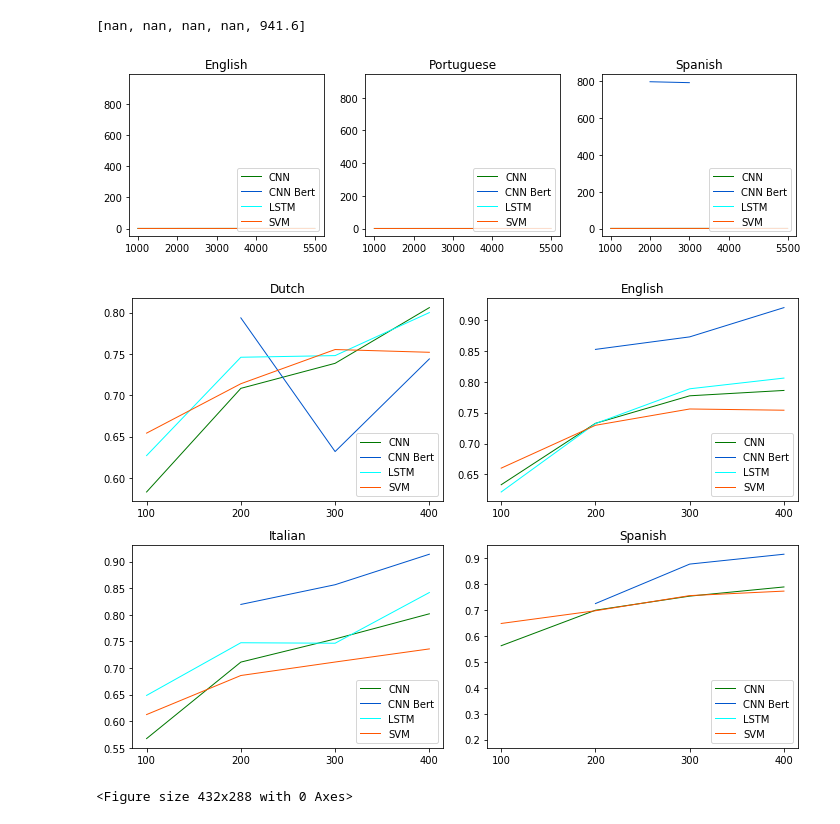
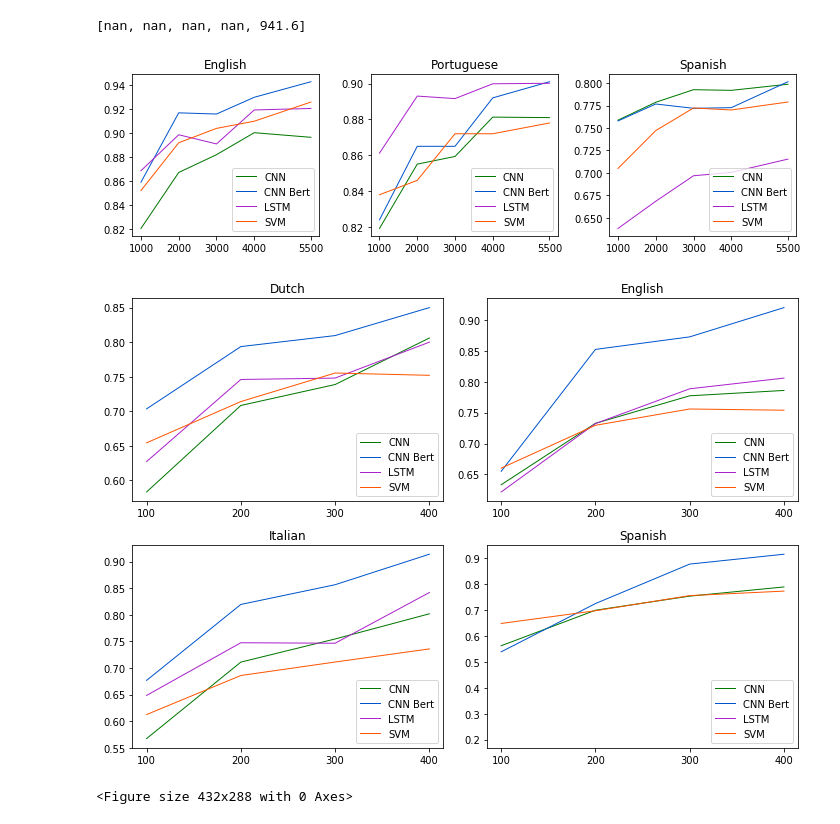
Before and after one commit to eduardogc8/simple-qc, a Jupyter notebook: plots.ipynb, the cells around one changed output. Saved outputs shown, nothing was run; the diff lists cells and outputs as text; code cells hidden in the pictures.

Commit message:
Results 99%

```diff
--- a/plots.ipynb
+++ b/plots.ipynb
@@ -502,7 +300,7 @@ for train_size in results.train_size.unique():
 # %% [markdown]
 #### ENG
 # %%
-results = pd.read_csv('results/DISEQuA_svm_high_en.csv')
+results = pd.read_csv('results/DISEQuA/DISEQuA_svm_high_en.csv')
 for train_size in results.train_size.unique():
     print(train_size, results[results.train_size == train_size].accuracy.mean(), results[results.train_size == train_size].accuracy.std())
 # %% [output]
@@ -513,7 +311,7 @@ for train_size in results.train_size.unique():
 # %% [markdown]
 #### DUT
 # %%
-results = pd.read_csv('results/DISEQuA_svm_high_nl.csv')
+results = pd.read_csv('results/DISEQuA/DISEQuA_svm_high_nl.csv')
 for train_size in results.train_size.unique():
     print(train_size, results[results.train_size == train_size].accuracy.mean(), results[results.train_size == train_size].accuracy.std())
 # %% [output]
@@ -524,7 +322,7 @@ for train_size in results.train_size.unique():
 # %% [markdown]
 #### ITA
 # %%
-results = pd.read_csv('results/DISEQuA_svm_high_it.csv')
+results = pd.read_csv('results/DISEQuA/DISEQuA_svm_high_it.csv')
 for train_size in results.train_size.unique():
     print(train_size, results[results.train_size == train_size].accuracy.mean(), results[results.train_size == train_size].accuracy.std())
 # %% [output]
@@ -535,7 +333,7 @@ for train_size in results.train_size.unique():
 # %% [markdown]
 #### SPA
 # %%
-results = pd.read_csv('results/DISEQuA_svm_high_es.csv')
+results = pd.read_csv('results/DISEQuA/DISEQuA_svm_high_es.csv')
 for train_size in results.train_size.unique():
     print(train_size, results[results.train_size == train_size].accuracy.mean(), results[results.train_size == train_size].accuracy.std())
 # %% [output]
@@ -755,20 +464,20 @@ fontP.set_size('small')
 #df_en_l = results = pd.read_csv('results/UIUC_cv_svm_tfidf_en.csv')
 #df_en_m = results = pd.read_csv('results/UIUC_cv_svm_cortes_en.csv')
 
-df_en_cnn = results = pd.read_csv('results/UIUC_cnn_en.csv')
-df_en_cnn_bert = results = pd.read_csv('results/Final/UIUC_cnn_bert_en.csv')
-df_en_lstm = results = pd.read_csv('results/UIUC_lstm_embedding_en.csv')
-df_en_svm = results = pd.read_csv('results/UIUC_svm_high_en.csv')
+df_en_cnn = results = pd.read_csv('results/UIUC/UIUC_cnn_en.csv')
+df_en_cnn_bert = results = pd.read_csv('results/UIUC/UIUC_cnn_bert_en.csv')
+df_en_lstm = results = pd.read_csv('results/UIUC/UIUC_lstm_embedding_en.csv')
+df_en_svm = results = pd.read_csv('results/UIUC/UIUC_svm_high_en.csv')
 
-df_es_cnn = results = pd.read_csv('results/UIUC_cnn_es.csv')
-df_es_cnn_bert = results = pd.read_csv('results/Final/UIUC_cnn_bert_es.csv')
-df_es_lstm = results = pd.read_csv('results/UIUC_lstm_embedding_es.csv')
-df_es_svm = results = pd.read_csv('results/UIUC_svm_high_es.csv')
+df_es_cnn = results = pd.read_csv('results/UIUC/UIUC_cnn_es.csv')
+df_es_cnn_bert = results = pd.read_csv('results/UIUC/UIUC_cnn_bert_es.csv')
+df_es_lstm = results = pd.read_csv('results/UIUC/UIUC_lstm_embedding_es.csv')
+df_es_svm = results = pd.read_csv('results/UIUC/UIUC_svm_high_es.csv')
 
-df_pt_cnn = results = pd.read_csv('results/UIUC_cnn_pt.csv')
-df_pt_cnn_bert = results = pd.read_csv('results/Final/UIUC_cnn_bert_pt.csv')
-df_pt_lstm = results = pd.read_csv('results/UIUC_lstm_embedding_pt.csv')
-df_pt_svm = results = pd.read_csv('results/UIUC_svm_high_pt.csv')
+df_pt_cnn = results = pd.read_csv('results/UIUC/UIUC_cnn_pt.csv')
+df_pt_cnn_bert = results = pd.read_csv('results/UIUC/UIUC_cnn_bert_pt.csv')
+df_pt_lstm = results = pd.read_csv('results/UIUC/UIUC_lstm_embedding_pt.csv')
+df_pt_svm = results = pd.read_csv('results/UIUC/UIUC_svm_high_pt.csv')
 
 sizes = [1000, 2000, 3000, 4000, 5500]
 #sizes = df_pt_h.train_size.unique()
@@ -806,39 +515,39 @@ for train_size in sizes:
 fig, axes = plt.subplots(1, 3, constrained_layout=False, figsize=(10,3))
 #fig.figsize = (100, 1000)
 plt.subplot(1, 3, 1)
 plt.plot(sizes, r_en_cnn, linewidth=1., color='#007700')
 plt.plot(sizes, r_en_cnn_bert, linewidth=1., color='#0055CC')
-plt.plot(sizes, r_en_lstm, linewidth=1., color='#00FFFF')
+plt.plot(sizes, r_en_lstm, linewidth=1., color='#AA22CC')
 plt.plot(sizes, r_en_svm, linewidth=1., color='#FF5500')
 plt.xticks([1000, 2000, 3000, 4000, 5500])
 plt.title('English')
 plt.legend(['CNN', 'CNN Bert', 'LSTM', 'SVM'], loc='lower right')
 
 plt.subplot(1, 3, 2)
 plt.plot(sizes, r_pt_cnn, linewidth=1., color='#007700')
 plt.plot(sizes, r_pt_cnn_bert, linewidth=1., color='#0055CC')
-plt.plot(sizes, r_pt_lstm, linewidth=1., color='#00FFFF')
+plt.plot(sizes, r_pt_lstm, linewidth=1., color='#AA22CC')
 plt.plot(sizes, r_pt_svm, linewidth=1., color='#FF5500')
 plt.xticks([1000, 2000, 3000, 4000, 5500])
 plt.title('Portuguese')
 plt.legend(['CNN', 'CNN Bert', 'LSTM', 'SVM'], loc='lower right')
 
 plt.subplot(1, 3, 3)
 plt.plot(sizes, r_es_cnn, linewidth=1., color='#007700')
 plt.plot(sizes, r_es_cnn_bert, linewidth=1., color='#0055CC')
-plt.plot(sizes, r_es_lstm, linewidth=1., color='#00FFFF')
+plt.plot(sizes, r_es_lstm, linewidth=1., color='#AA22CC')
 plt.plot(sizes, r_es_svm, linewidth=1., color='#FF5500')
 plt.xticks([1000, 2000, 3000, 4000, 5500])
 plt.title('Spanish')
 plt.legend(['CNN', 'CNN Bert', 'LSTM', 'SVM'], loc='lower right')
 
 plt.tight_layout()
-plt.show()
-#plt.savefig('plt_uiuc_size.eps', dpi=100, format='eps')
+#plt.show()
+plt.savefig('plt_uiuc_size.eps', dpi=100, format='eps')
 
 # [500, 1500, 2500, 3500, 4500, 5500]
 # %% [output]
-[figure, old version]
+[figure, new version]
 # %%
 import pandas as pd
 import matplotlib.pyplot as plt
@@ -920,7 +629,7 @@ fig, axes = plt.subplots(1, 3, constrained_layout=False, figsize=(10,7))
 plt.subplot(2, 2, 1)
 plt.plot(sizes, r_nl_cnn, linewidth=1., color='#007700')
 plt.plot(sizes, r_nl_cnn_bert, linewidth=1., color='#0055CC')
-plt.plot(sizes, r_nl_lstm, linewidth=1., color='#00FFFF')
+plt.plot(sizes, r_nl_lstm, linewidth=1., color='#AA22CC')
 plt.plot(sizes, r_nl_svm, linewidth=1., color='#FF5500')
 plt.xticks([100, 200, 300, 400])
 plt.title('Dutch')
@@ -929,7 +638,7 @@ plt.legend(['CNN', 'CNN Bert', 'LSTM', 'SVM'], loc='lower right')
 plt.subplot(2, 2, 2)
 plt.plot(sizes, r_en_cnn, linewidth=1., color='#007700')
 plt.plot(sizes, r_en_cnn_bert, linewidth=1., color='#0055CC')
-plt.plot(sizes, r_en_lstm, linewidth=1., color='#00FFFF')
+plt.plot(sizes, r_en_lstm, linewidth=1., color='#AA22CC')
 plt.plot(sizes, r_en_svm, linewidth=1., color='#FF5500')
 plt.xticks([100, 200, 300, 400])
 plt.title('English')
@@ -938,7 +647,7 @@ plt.legend(['CNN', 'CNN Bert', 'LSTM', 'SVM'], loc='lower right')
 plt.subplot(2, 2, 3)
 plt.plot(sizes, r_it_cnn, linewidth=1., color='#007700')
 plt.plot(sizes, r_it_cnn_bert, linewidth=1., color='#0055CC')
-plt.plot(sizes, r_it_lstm, linewidth=1., color='#00FFFF')
+plt.plot(sizes, r_it_lstm, linewidth=1., color='#AA22CC')
 plt.plot(sizes, r_it_svm, linewidth=1., color='#FF5500')
 plt.xticks([100, 200, 300, 400])
 plt.title('Italian')
@@ -947,7 +656,7 @@ plt.legend(['CNN', 'CNN Bert', 'LSTM', 'SVM'], loc='lower right')
 plt.subplot(2, 2, 4)
 plt.plot(sizes, r_es_cnn, linewidth=1., color='#007700')
 plt.plot(sizes, r_es_cnn_bert, linewidth=1., color='#0055CC')
-plt.plot(sizes, r_es_lstm, linewidth=1., color='#00FFFF')
+plt.plot(sizes, r_es_lstm, linewidth=1., color='#AA22CC')
 plt.plot(sizes, r_es_svm, linewidth=1., color='#FF5500')
 plt.xticks([100, 200, 300, 400])
 plt.title('Spanish')
@@ -959,7 +668,7 @@ plt.savefig('plt_disequa_size.eps', dpi=100, format='eps')
 
 # [500, 1500, 2500, 3500, 4500, 5500]
 # %% [output]
-[figure, old version]
+[figure, new version]
 # %%
 'ABBR', 'DESC', 'ENTY', 'HUM', 'LOC', 'NUM'
 # %%
```
Also changed, not shown: parts of 124 cells of this notebook, 15 other files.
